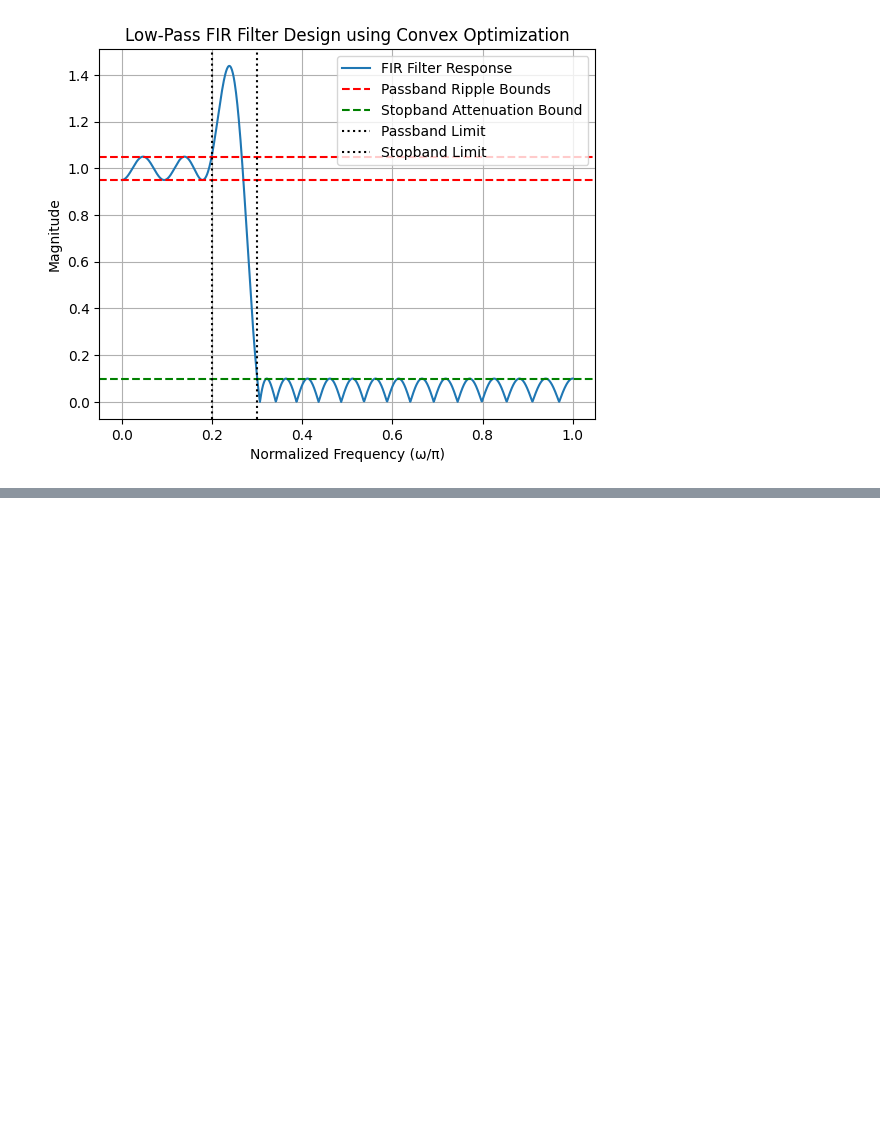
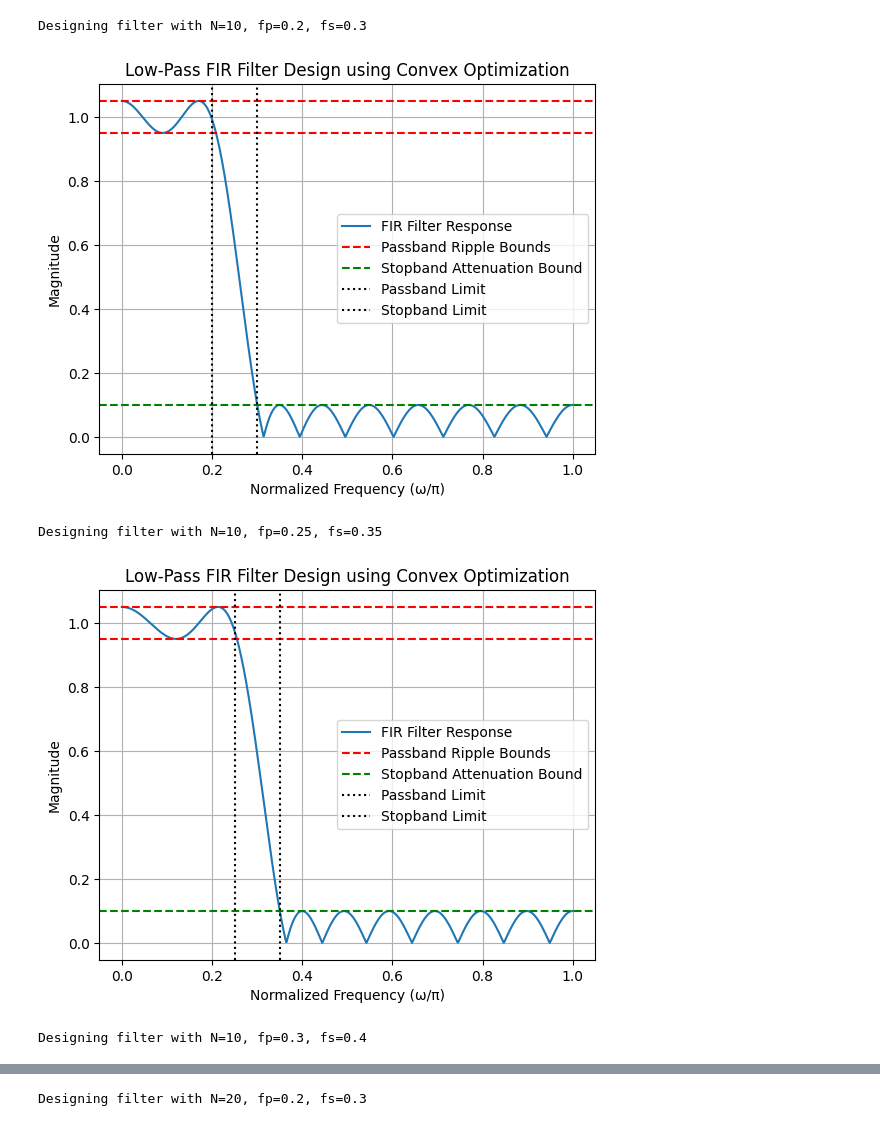
Before and after one commit to ParsaGhezelbash/Convex-Optimization, a Jupyter notebook: Convex Optimization CHW2/Q1.ipynb, the cells around one changed output, grey strips where cells are left out. Saved outputs shown, nothing was run; the diff lists cells and outputs as text; code cells hidden in the pictures; blank space fills up the shorter version.

```diff
--- a/Convex Optimization CHW2/Q1.ipynb
+++ b/Convex Optimization CHW2/Q1.ipynb
@@ -64,47 +44,60 @@ plt.show()
 # %%
-# Final
 import numpy as np
 import cvxpy as cp
 import matplotlib.pyplot as plt
 
-N = 20
-fp = 0.2
-fs = 0.3
-delta_p = 0.05
-delta_s = 0.1
+def design_fir_filter(N, fp, fs, delta_p, delta_s):
+    omega = np.linspace(0, np.pi, 1000)
+    passband_indices = omega <= fp * np.pi
+    stopband_indices = omega >= fs * np.pi
 
-omega = np.linspace(0, np.pi, 1000)
-passband_indices = omega <= fp * np.pi
-stopband_indices = omega >= fs * np.pi
+    h = cp.Variable(N + 1)
 
-h = cp.Variable(N + 1)
+    H = cp.real(cp.sum([h[n] * np.exp(-1j * omega * n) for n in range(N + 1)], axis=0))
 
-H = cp.real(cp.sum([h[n] * np.exp(-1j * omega * n) for n in range(N + 1)], axis=0))
+    Hd = np.ones_like(omega)
+    Hd[stopband_indices] = 0
 
-Hd = np.ones_like(omega)
-Hd[stopband_indices] = 0
+    objective = cp.Minimize(cp.max(cp.abs(H - Hd)))
+    constraints = [
+        cp.abs(H[passband_indices] - 1) <= delta_p,
+        cp.abs(H[stopband_indices]) <= delta_s,
+    ]
 
-objective = cp.Minimize(cp.max(cp.abs(H - Hd)))
+    problem = cp.Problem(objective, constraints)
+    problem.solve()
 
-constraints = [
-    cp.abs(H[passband_indices] - 1) <= delta_p,
-    cp.abs(H[stopband_indices]) <= delta_s,
-]
+    return h.value, omega, H.value
 
-problem = cp.Problem(objective, constraints)
-problem.solve()
 
-plt.plot(omega / np.pi, np.abs(H.value), label='FIR Filter Response')
-plt.axhline(1 + delta_p, color='red', linestyle='--', label='Passband Ripple Bounds')
-plt.axhline(1 - delta_p, color='red', linestyle='--')
-plt.axhline(delta_s, color='green', linestyle='--', label='Stopband Attenuation Bound')
-plt.axvline(fp, color='black', linestyle=':', label='Passband Limit')
-plt.axvline(fs, color='black', linestyle=':', label='Stopband Limit')
-plt.title("Low-Pass FIR Filter Design using Convex Optimization")
-plt.xlabel("Normalized Frequency (ω/π)")
-plt.ylabel("Magnitude")
-plt.legend()
-plt.grid()
-plt.show()
+def plot_filter_response(omega, H, fp, fs, delta_p, delta_s):
+    plt.plot(omega / np.pi, np.abs(H), label='FIR Filter Response')
+    plt.axhline(1 + delta_p, color='red', linestyle='--', label='Passband Ripple Bounds')
+    plt.axhline(1 - delta_p, color='red', linestyle='--')
+    plt.axhline(delta_s, color='green', linestyle='--', label='Stopband Attenuation Bound')
+    plt.axvline(fp, color='black', linestyle=':', label='Passband Limit')
+    plt.axvline(fs, color='black', linestyle=':', label='Stopband Limit')
+    plt.title("Low-Pass FIR Filter Design using Convex Optimization")
+    plt.xlabel("Normalized Frequency (\u03c9/\u03c0)")
+    plt.ylabel("Magnitude")
+    plt.legend()
+    plt.grid()
+    plt.show()
+
+
+# Experiment with varying parameters
+filter_orders = [10, 20, 30]
+passband_freqs = [0.2, 0.25, 0.3]
+stopband_freqs = [0.3, 0.35, 0.4]
+
+for N in filter_orders:
+    for fp, fs in zip(passband_freqs, stopband_freqs):
+        print(f"\nDesigning filter with N={N}, fp={fp}, fs={fs}")
+        h_opt, omega, H_opt = design_fir_filter(N, fp, fs, delta_p=0.05, delta_s=0.1)
+        plot_filter_response(omega, H_opt, fp, fs, delta_p=0.05, delta_s=0.1)
 # %% [output]
+Designing filter with N=10, fp=0.2, fs=0.3
-[figure, old version]
+[figure, new version]
+Designing filter with N=10, fp=0.25, fs=0.35
+[figure, added]
+Designing filter with N=10, fp=0.3, fs=0.4
@@ -110,0 +105 @@ plt.show()
+Designing filter with N=20, fp=0.2, fs=0.3
```
Also changed, not shown: parts of 7 cells of this notebook, 1 other file.
